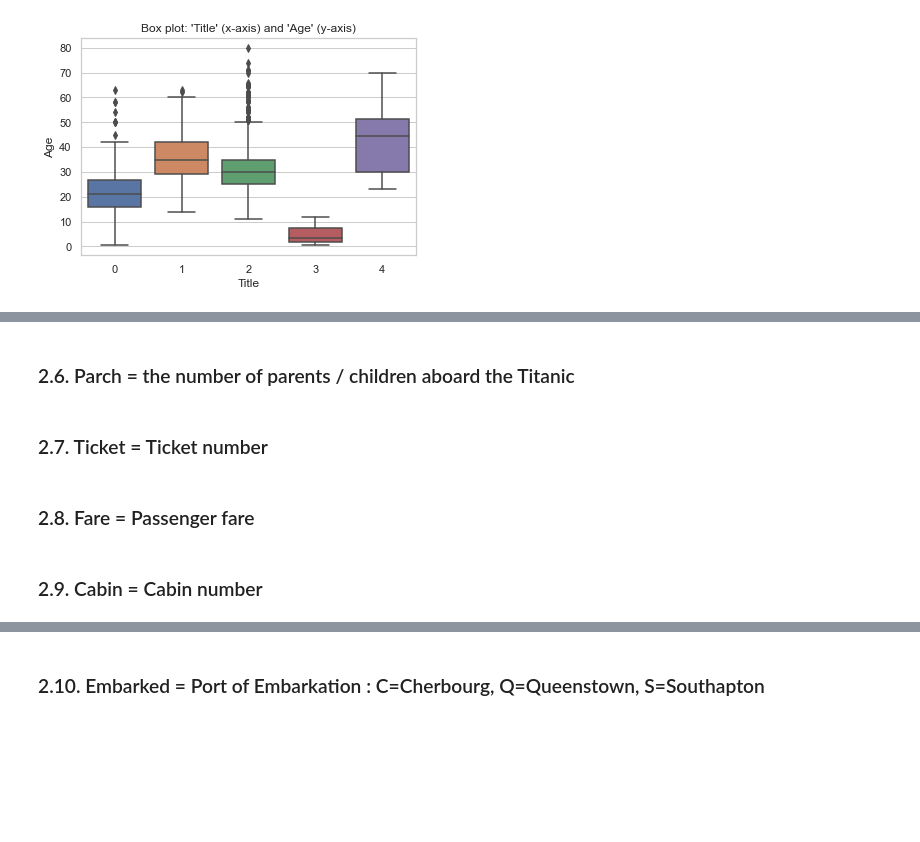
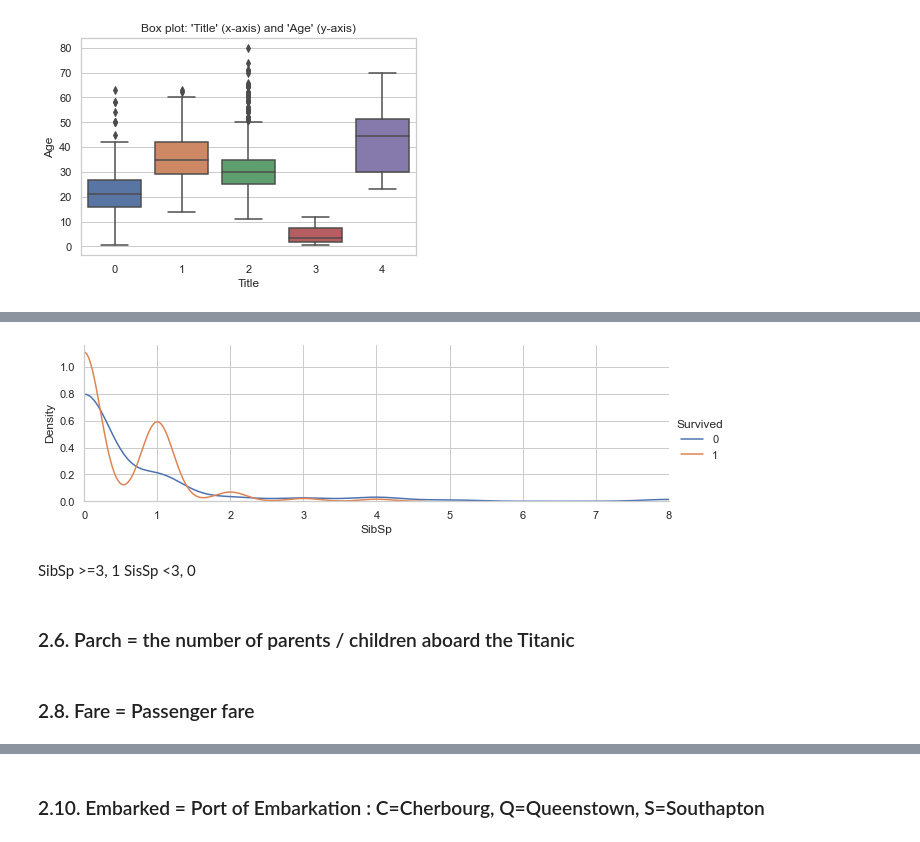
Before and after one commit to mrlee0708/kaggle-titanic, a Jupyter notebook: titanic-miran.ipynb, the cells around one changed output, grey strips where cells are left out. Drawn from its saved outputs; the diff is of its cells as text; code cells hidden in the pictures; blank space fills up the shorter version.

```diff
--- a/titanic-miran.ipynb
+++ b/titanic-miran.ipynb
@@ -321,8 +342,16 @@ plt.show()
+# %%
+facet = sns.FacetGrid(train_df, hue='Survived', aspect = 3)
+facet.map(sns.kdeplot, 'SibSp')
+facet.set(xlim=(0, train_df['SibSp'].max()))
+facet.add_legend()
+
+plt.show()
+# %% [output]
+[figure, added]
+# %% [markdown]
+SibSp >=3, 1
+SisSp <3, 0
 # %% [markdown]
 ### 2.6. Parch = the number of parents / children aboard the Titanic
-# %% [markdown]
-### 2.7. Ticket = Ticket number
 # %% [markdown]
 ### 2.8. Fare = Passenger fare
-# %% [markdown]
-### 2.9. Cabin = Cabin number
```
Also changed, not shown: parts of 5 cells of this notebook.
